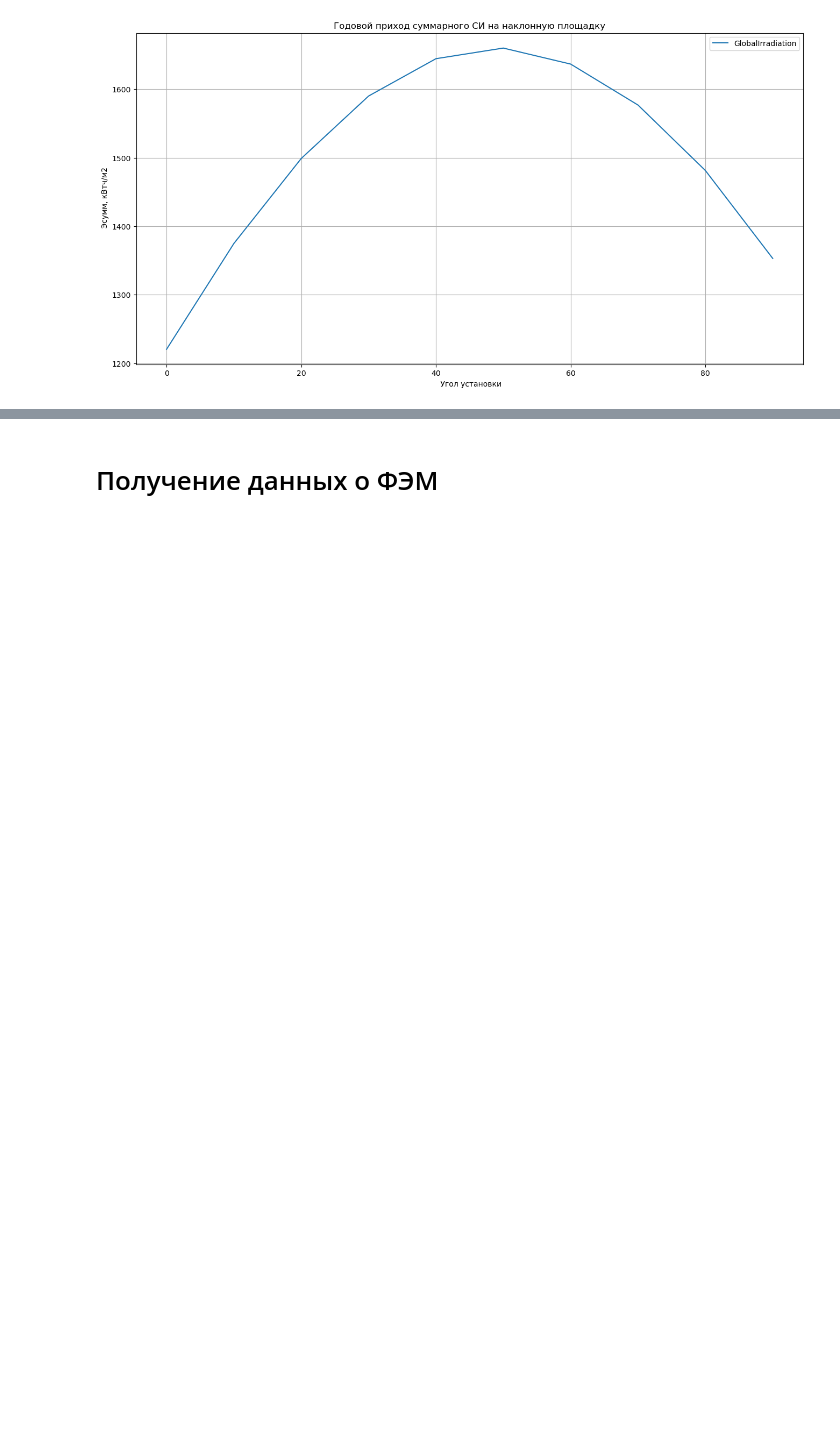
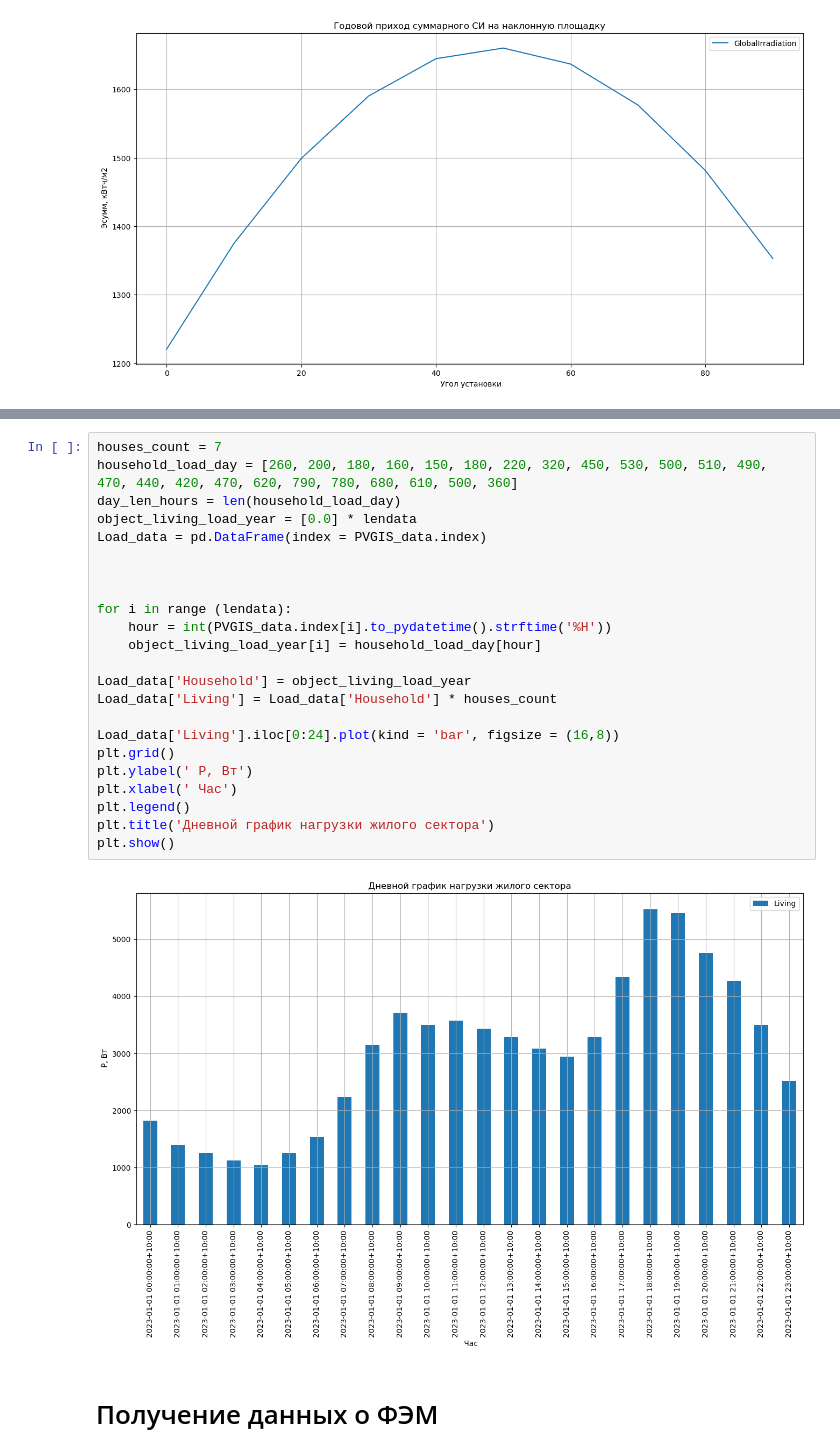
Before and after one commit to EeOneGramm/PVLIB_Grossevichi, a Jupyter notebook: Grossevichi_Kurs.ipynb, the cells around one changed output, grey strips where cells are left out. Cells and saved outputs as stored; diff of their text form; blank space fills up the shorter version.

```diff
--- a/Grossevichi_Kurs.ipynb
+++ b/Grossevichi_Kurs.ipynb
@@ -590,3 +593,28 @@ plt.show()
+# %%
+houses_count = 7
+household_load_day = [260, 200, 180, 160, 150, 180, 220, 320, 450, 530, 500, 510, 490, 470, 440, 420, 470, 620, 790, 780, 680, 610, 500, 360]
+day_len_hours = len(household_load_day)
+object_living_load_year = [0.0] * lendata
+Load_data = pd.DataFrame(index = PVGIS_data.index)
+
+
+
+for i in range (lendata):
+    hour = int(PVGIS_data.index[i].to_pydatetime().strftime('%H'))
+    object_living_load_year[i] = household_load_day[hour]
+
+Load_data['Household'] = object_living_load_year
+Load_data['Living'] = Load_data['Household'] * houses_count
+
+Load_data['Living'].iloc[0:24].plot(kind = 'bar', figsize = (16,8))
+plt.grid()
+plt.ylabel(' P, Вт')
+plt.xlabel(' Час')
+plt.legend()
+plt.title('Дневной график нагрузки жилого сектора')
+plt.show()
+# %% [output]
+[figure, added]
 # %% [markdown]
 # Получение данных о ФЭМ
 # %%
```
Also changed, not shown: parts of 7 cells of this notebook.
